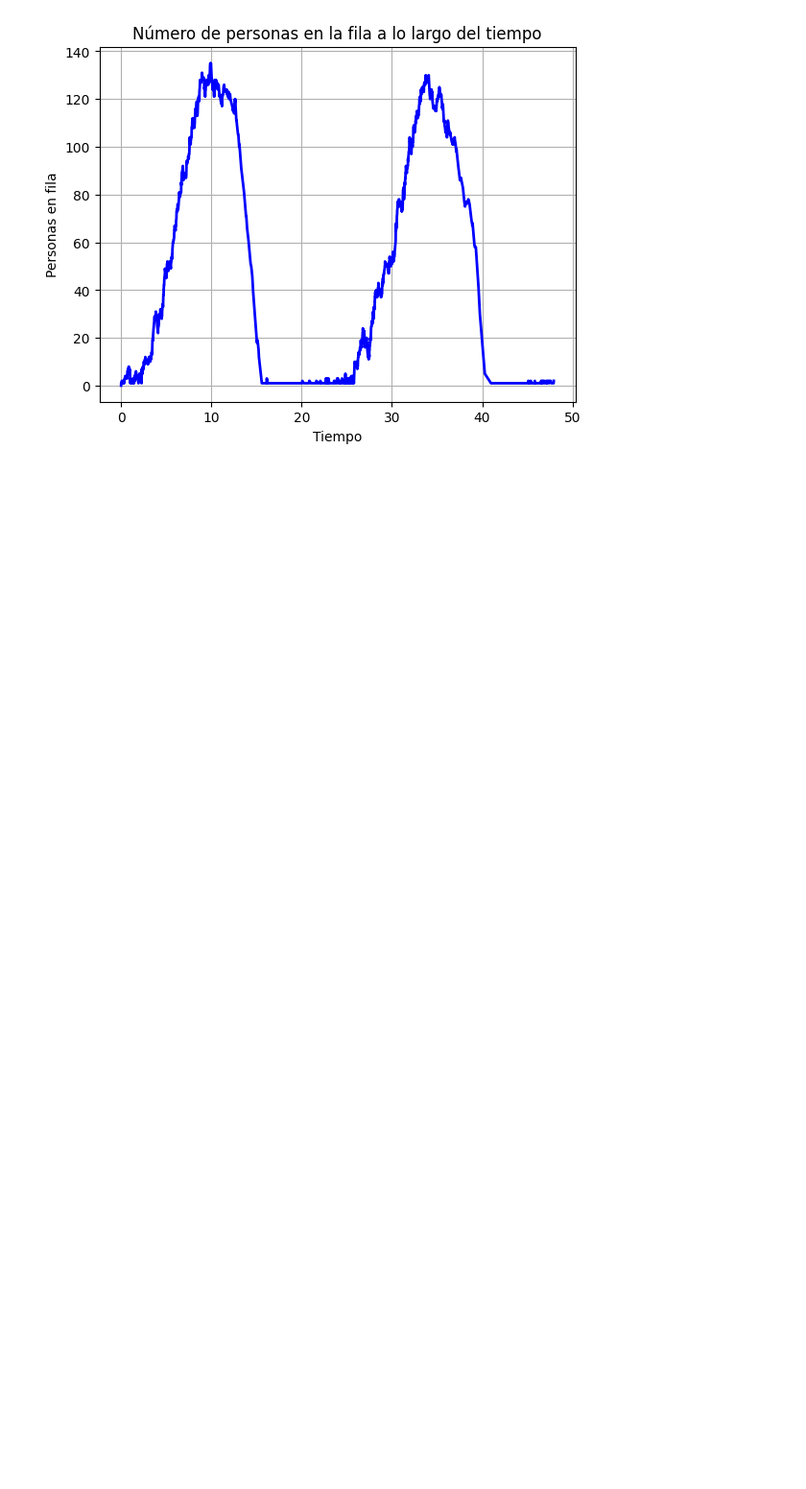
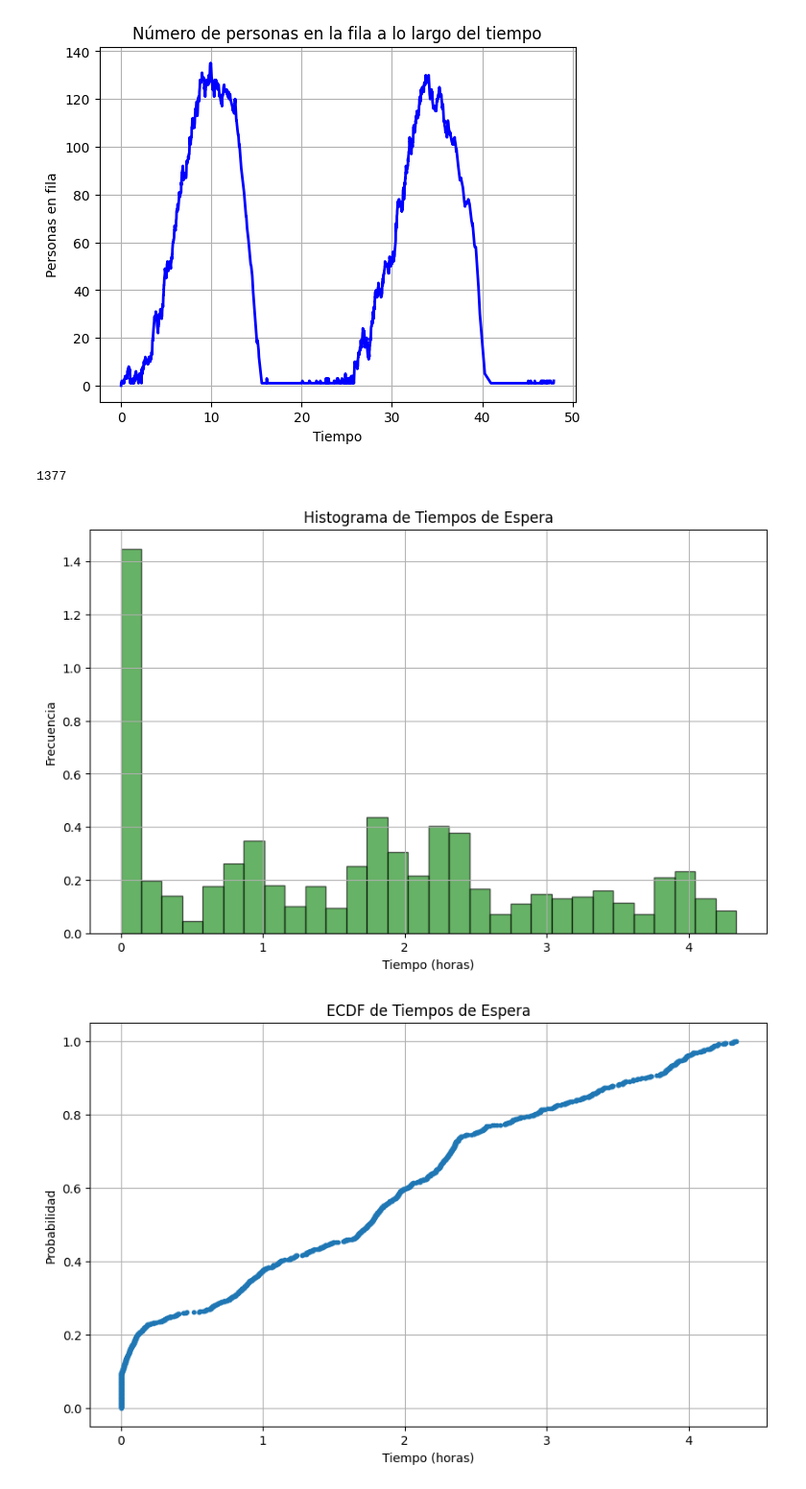
Before and after one commit to NicolasFernandezMontenegro/MyS_TF, a Jupyter notebook: main.ipynb, the cells around one changed output. Shown at 96% size. Drawn from its saved outputs; the diff is of its cells as text; code cells hidden in the pictures; blank space fills up the shorter version.

Commit message:
ECDF para esperas

```diff
--- a/main.ipynb
+++ b/main.ipynb
@@ -82,4 +83,4 @@ def queueSystem(hours=48):
 
     return arribos, servicios, esperas, uso, tamaño_cola
 
-queueSystem()
+arribos, servicios, esperas, uso, tamaño_cola = queueSystem()
@@ -197,3 +180,60 @@ QUEDA PENDIENTE:
     -Distribucion de servicios
 --> Hay que usar la distribucion empirica para obtenerlas.
 """
+# %%
+len(esperas)
+# %% [output]
+1377
+# %%
+def ecdf(datos, N):
+    datos = sorted(datos)
+    n = len(datos)
+    x = np.linspace(min(datos), max(datos), N)
+    y = np.zeros(N)
+
+    for i in range(N):
+        y[i] = sum(1 for d in datos if d <= x[i]) / n
+
+    return x, y
+
+
+
+def plot_histogram(data, title, xlabel, ylabel, bins=30):
+    plt.figure(figsize=(10, 6))
+    plt.hist(data, bins=bins, density=True, alpha=0.6, color='g', edgecolor='black')
+    plt.title(title)
+    plt.xlabel(xlabel)
+    plt.ylabel(ylabel)
+    plt.grid(True)
+    plt.show()
+
+"""Se utiliza statsmodels para graficar la CDF de los tiempos de espera"""
+def plot_cdf(data, title, xlabel, ylabel):
+    x, y = ECDF(data).x, ECDF(data).y
+    plt.figure(figsize=(10, 6))
+    plt.plot(x, y, marker='.', linestyle='none')
+    plt.title(title)
+    plt.xlabel(xlabel)
+    plt.ylabel(ylabel)
+    plt.grid(True)
+    plt.show()
+
+
+""" Función para graficar la CDF personalizada usando la función ecdf definida anteriormente """
+def plot_cdf2(data, title, xlabel, ylabel):
+    x, y = ecdf(data, 1000)
+    plt.figure(figsize=(10, 6))
+    plt.plot(x, y, marker='.', linestyle='none')
+    plt.title(title)
+    plt.xlabel(xlabel)
+    plt.ylabel(ylabel)
+    plt.grid(True)
+    plt.show()
+
+# Graficar histogramas y CDFs
+plot_histogram(esperas, 'Histograma de Tiempos de Espera', 'Tiempo (horas)', 'Frecuencia')
+plot_cdf(esperas, 'ECDF de Tiempos de Espera', 'Tiempo (horas)', 'Probabilidad')
+plot_cdf2(esperas, 'ECDF de Tiempos de Espera (Custom)', 'Tiempo (horas)', 'Probabilidad')
+# %% [output]
+[figure, added]
+[figure, added]
```
Also changed, not shown: parts of 4 cells of this notebook.
